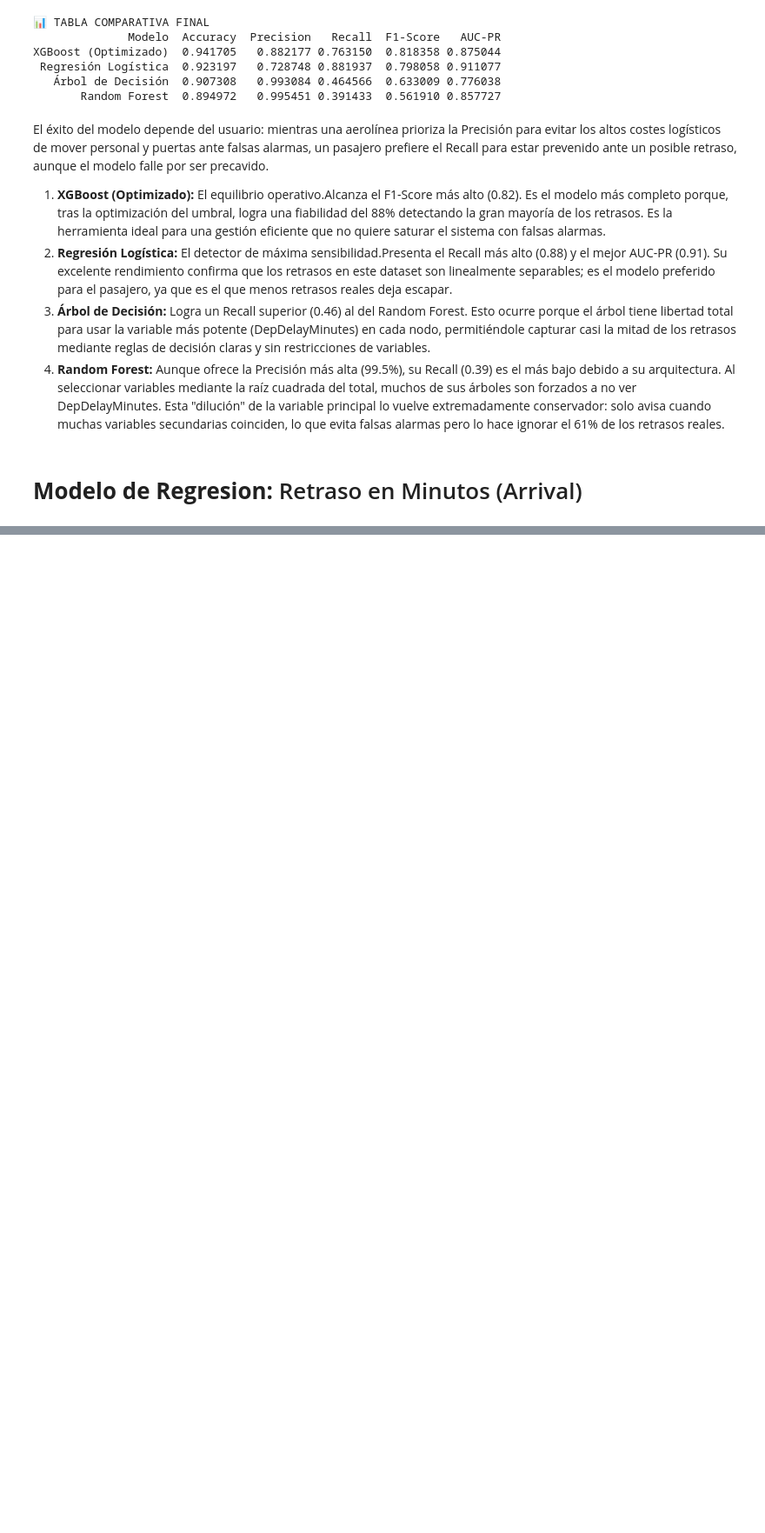
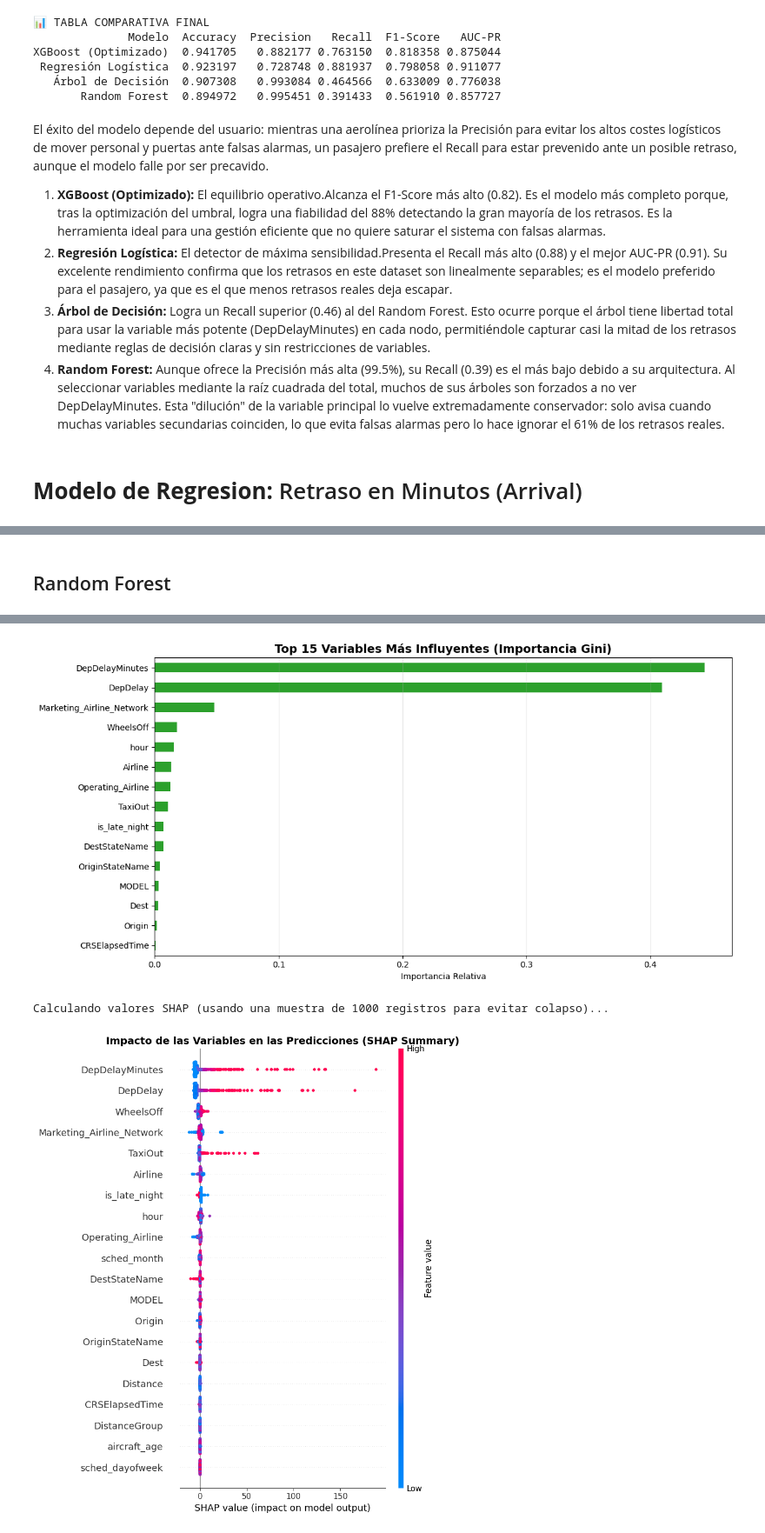
Before and after one commit to MartinEO2005/Proyecto_Open_Data, a Jupyter notebook: ml_supervisado.ipynb, the cells around one changed output, grey strips where cells are left out. Shown at 87% size. Saved outputs shown, nothing was run; the diff lists cells and outputs as text; code cells hidden in the pictures; blank space fills up the shorter version.

```diff
--- a/ml_supervisado.ipynb
+++ b/ml_supervisado.ipynb
@@ -925,0 +1142,75 @@ You can try to debug the error by setting error_score='raise'.
+# %% [markdown]
+## Random Forest
+# %%
+from sklearn.ensemble import RandomForestRegressor
+from sklearn.metrics import mean_squared_error, r2_score, mean_absolute_error
+import numpy as np
+import pandas as pd
+import matplotlib.pyplot as plt
+import shap # Asegúrate de tener instalada la librería (pip install shap)
+
+print("Entrenando Random Forest Ajustado (Modo Rápido)...")
+
+# ENTRENAMIENTO DIRECTO
+# Usamos el 100% como pediste
+X_train_rf_fast = X_train_reg_encoded.sample(frac=0.5, random_state=42)
+y_train_rf_fast = y_train_reg.loc[X_train_rf_fast.index]
+
+final_rf_fast = RandomForestRegressor(
+    n_estimators=100,
+    max_depth=15,
+    min_samples_split=10,
+    min_samples_leaf=4,
+    max_features='sqrt',
+    random_state=42,
+    n_jobs=-1
+)
+
+final_rf_fast.fit(X_train_rf_fast, y_train_rf_fast)
+
+# EVALUACIÓN
+y_pred_rf = final_rf_fast.predict(X_test_reg_encoded)
+
+r2_rf = r2_score(y_test_reg, y_pred_rf)
+rmse_rf = np.sqrt(mean_squared_error(y_test_reg, y_pred_rf))
+mae_rf = mean_absolute_error(y_test_reg, y_pred_rf)
+
+print("\n" + "═"*45)
+print("       REPORTE: RANDOM FOREST AJUSTADO (100%)")
+print("═"*45)
+print(f"R² (Determinación):    {r2_rf:.4f}")
+print(f"RMSE (Error Medio):    {rmse_rf:.2f} minutos")
+print(f"MAE (Error Absoluto):  {mae_rf:.2f} minutos")
+print("═"*45)
+
+# ---------------------------------------------------------
+# VISUALIZACIÓN 1: FEATURE IMPORTANCE CLÁSICO (Scikit-Learn)
+# ---------------------------------------------------------
+importances = pd.Series(final_rf_fast.feature_importances_, index=X_train_reg_encoded.columns)
+plt.figure(figsize=(12, 6))
+importances.sort_values(ascending=True).tail(15).plot(kind='barh', color='#2ca02c')
+plt.title('Top 15 Variables Más Influyentes (Importancia Gini)', fontsize=14, fontweight='bold')
+plt.xlabel('Importancia Relativa')
+plt.grid(axis='x', alpha=0.3)
+plt.tight_layout()
+plt.show()
+
+# ---------------------------------------------------------
+# VISUALIZACIÓN 2: VALORES SHAP (Impacto direccional)
+# ---------------------------------------------------------
+print("Calculando valores SHAP (usando una muestra de 1000 registros para evitar colapso)...")
+
+# Tomamos una muestra representativa del set de prueba
+X_test_shap = X_test_reg_encoded.sample(n=1000, random_state=42)
+
+# Usamos TreeExplainer, que es ideal para Random Forest y XGBoost
+explainer = shap.TreeExplainer(final_rf_fast)
+shap_values = explainer.shap_values(X_test_shap)
+
+# Generamos el Summary Plot
+plt.figure(figsize=(12, 8))
+plt.title('Impacto de las Variables en las Predicciones (SHAP Summary)', fontsize=14, fontweight='bold')
+shap.summary_plot(shap_values, X_test_shap, show=False)
+plt.tight_layout()
+plt.show()
+# %% [output]
@@ -925,0 +1226,3 @@ You can try to debug the error by setting error_score='raise'.
+[figure, added]
+Calculando valores SHAP (usando una muestra de 1000 registros para evitar colapso)...
+[figure, added]
```
Also changed, not shown: parts of 23 cells of this notebook, 1 other file.
